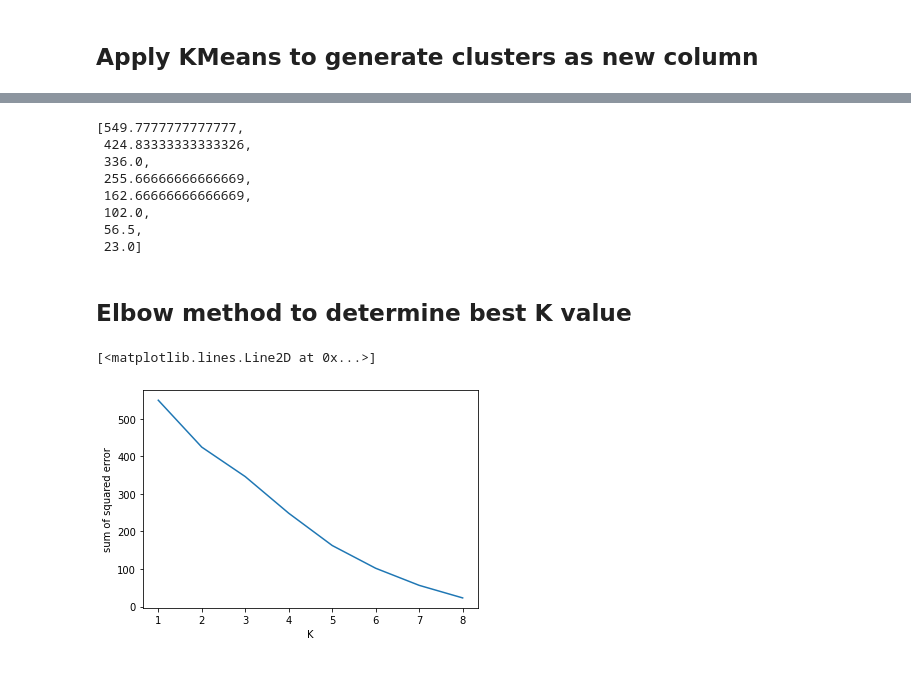
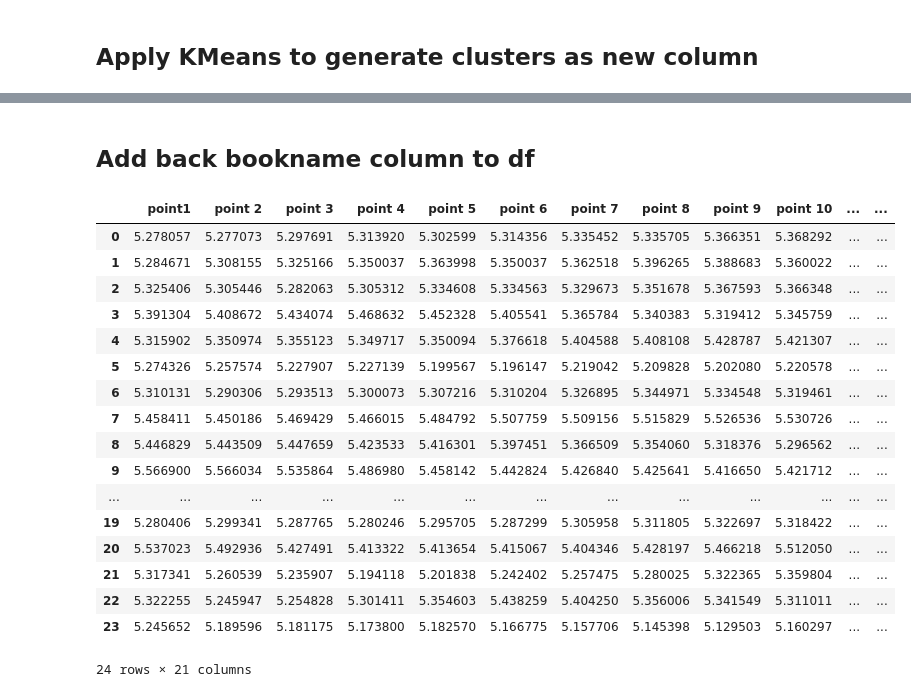
Before and after one commit to yumiobuchi/shape-of-stories, a Jupyter notebook: clustering.ipynb, the cells around one changed output, grey strips where cells are left out. Cells and saved outputs as stored; diff of their text form; code cells hidden in the pictures.

```diff
--- a/clustering.ipynb
+++ b/clustering.ipynb
@@ -46,26 +75,0 @@ df
-# %%
-k_range = range(1,9)
-sse = []
-for k in k_range:
-    km = KMeans(n_clusters=k)
-    km.fit(df)
-    sse.append(km.inertia_)
-sse
-# %% [output]
-[549.7777777777777,
- 424.83333333333326,
- 336.0,
- 255.66666666666669,
- 162.66666666666669,
- 102.0,
- 56.5,
- 23.0]
-# %% [markdown]
-## Elbow method to determine best K value
-# %%
-plt.xlabel("K")
-plt.ylabel("sum of squared error")
-plt.plot(k_range,sse)
-# %% [output]
-[<matplotlib.lines.Line2D at 0x...>]
-[figure, removed]
@@ -91,0 +76,24 @@ def transform(df):
+# %% [markdown]
+## Add back bookname column to df
+# %%
+df["book name"] = namelist
+df
+# %% [output]
+|  | point1 | point 2 | point 3 | point 4 | point 5 | point 6 | point 7 | point 8 | point 9 | point 10 | ... | ... |
+| 0 | 5.278057 | 5.277073 | 5.297691 | 5.313920 | 5.302599 | 5.314356 | 5.335452 | 5.335705 | 5.366351 | 5.368292 | ... | ... |
+| 1 | 5.284671 | 5.308155 | 5.325166 | 5.350037 | 5.363998 | 5.350037 | 5.362518 | 5.396265 | 5.388683 | 5.360022 | ... | ... |
+| 2 | 5.325406 | 5.305446 | 5.282063 | 5.305312 | 5.334608 | 5.334563 | 5.329673 | 5.351678 | 5.367593 | 5.366348 | ... | ... |
+| 3 | 5.391304 | 5.408672 | 5.434074 | 5.468632 | 5.452328 | 5.405541 | 5.365784 | 5.340383 | 5.319412 | 5.345759 | ... | ... |
+| 4 | 5.315902 | 5.350974 | 5.355123 | 5.349717 | 5.350094 | 5.376618 | 5.404588 | 5.408108 | 5.428787 | 5.421307 | ... | ... |
+| 5 | 5.274326 | 5.257574 | 5.227907 | 5.227139 | 5.199567 | 5.196147 | 5.219042 | 5.209828 | 5.202080 | 5.220578 | ... | ... |
+| 6 | 5.310131 | 5.290306 | 5.293513 | 5.300073 | 5.307216 | 5.310204 | 5.326895 | 5.344971 | 5.334548 | 5.319461 | ... | ... |
+| 7 | 5.458411 | 5.450186 | 5.469429 | 5.466015 | 5.484792 | 5.507759 | 5.509156 | 5.515829 | 5.526536 | 5.530726 | ... | ... |
+| 8 | 5.446829 | 5.443509 | 5.447659 | 5.423533 | 5.416301 | 5.397451 | 5.366509 | 5.354060 | 5.318376 | 5.296562 | ... | ... |
+| 9 | 5.566900 | 5.566034 | 5.535864 | 5.486980 | 5.458142 | 5.442824 | 5.426840 | 5.425641 | 5.416650 | 5.421712 | ... | ... |
+| ... | ... | ... | ... | ... | ... | ... | ... | ... | ... | ... | ... | ... |
+| 19 | 5.280406 | 5.299341 | 5.287765 | 5.280246 | 5.295705 | 5.287299 | 5.305958 | 5.311805 | 5.322697 | 5.318422 | ... | ... |
+| 20 | 5.537023 | 5.492936 | 5.427491 | 5.413322 | 5.413654 | 5.415067 | 5.404346 | 5.428197 | 5.466218 | 5.512050 | ... | ... |
+| 21 | 5.317341 | 5.260539 | 5.235907 | 5.194118 | 5.201838 | 5.242402 | 5.257475 | 5.280025 | 5.322365 | 5.359804 | ... | ... |
+| 22 | 5.322255 | 5.245947 | 5.254828 | 5.301411 | 5.354603 | 5.438259 | 5.404250 | 5.356006 | 5.341549 | 5.311011 | ... | ... |
+| 23 | 5.245652 | 5.189596 | 5.181175 | 5.173800 | 5.182570 | 5.166775 | 5.157706 | 5.145398 | 5.129503 | 5.160297 | ... | ... |
+24 rows × 21 columns
```
Also changed, not shown: parts of 10 cells of this notebook, 22 other files.
